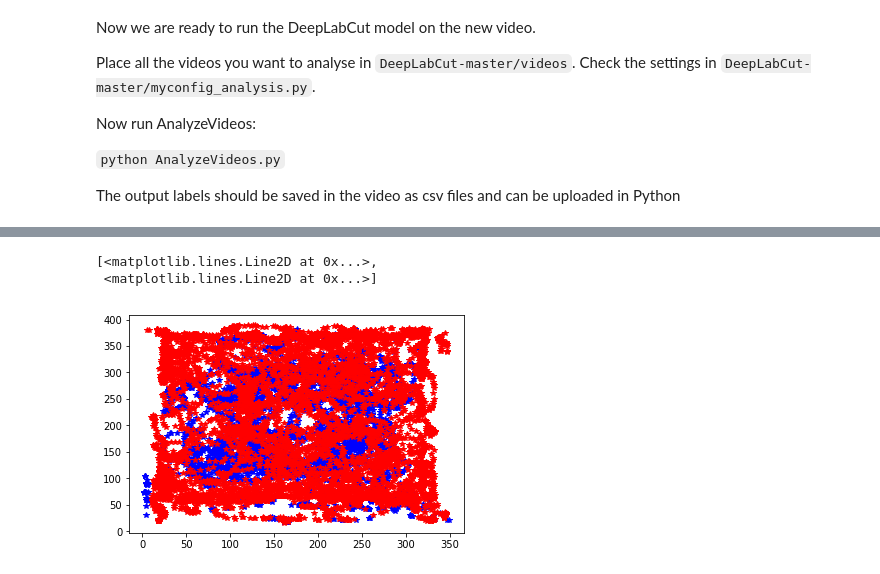
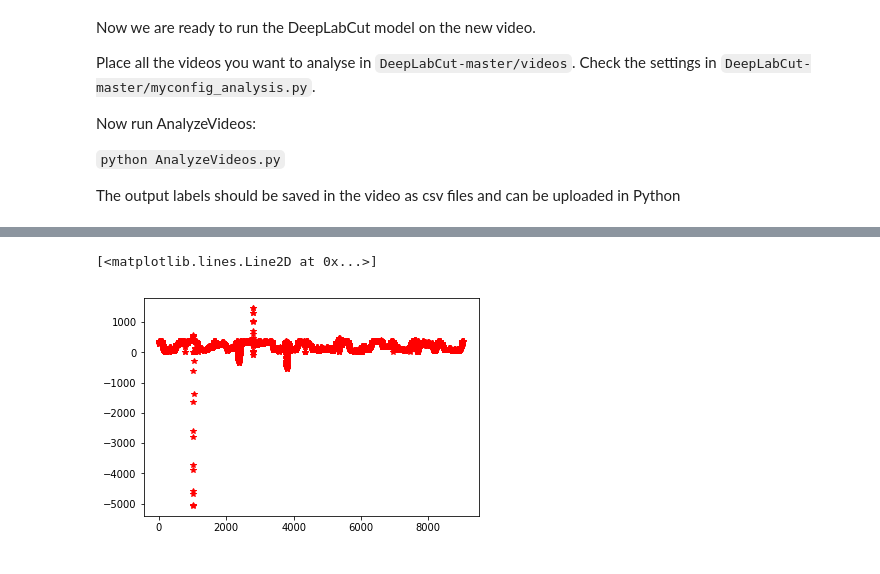
Before and after one commit to caniko/BiKiPy, a Jupyter notebook: DLC example.ipynb, the cells around one changed output, grey strips where cells are left out. Cells and saved outputs as stored; diff of their text form; code cells hidden in the pictures.

```diff
--- a/DLC example.ipynb
+++ b/DLC example.ipynb
@@ -34,2 +32,2 @@ import numpy as np
 # %%
-local_file = DLCsv('hello.csv', invert_y=False)
+local_file = DLCsv('hello.csv', upper_boarder=150, lower_boarder=50, boarder_orr='hor')
@@ -59,0 +84,2 @@ local_file.df
+# %%
+times = local_file.raw_df.index
@@ -65,13 +117,11 @@ plt.show()
 # %%
-x_t = local_file.df['tail']['x.1']
-y_t = local_file.df['tail']['y.1']
+x_ti = local_file.interpolated_df['tail']['x']
+y_ti = local_file.interpolated_df['tail']['y']
 
-x_n = local_file.df['nose']['x']
-y_n = local_file.df['nose']['y']
+x_ni = local_file.interpolated_df['nose']['x']
+y_ni = local_file.interpolated_df['nose']['y']
 # %%
-plt.plot(x_t, y_t, 'b*',
-        x_n, y_n, 'r*')
+plt.plot(times, y_ni, 'r*')
 # %% [output]
-[<matplotlib.lines.Line2D at 0x...>,
- <matplotlib.lines.Line2D at 0x...>]
+[<matplotlib.lines.Line2D at 0x...>]
-[figure, old version]
+[figure, new version]
```
Also changed, not shown: parts of 15 cells of this notebook, 1 other file.
